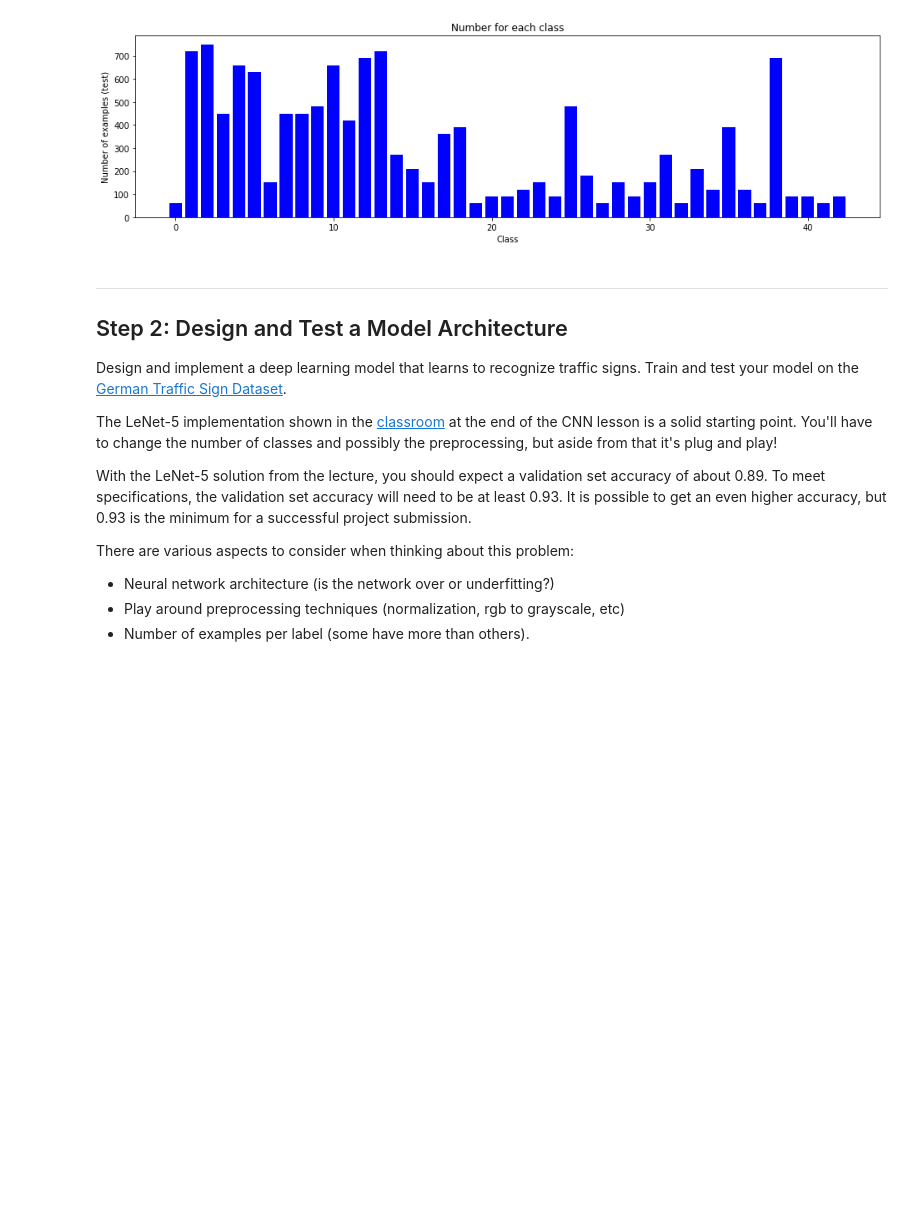
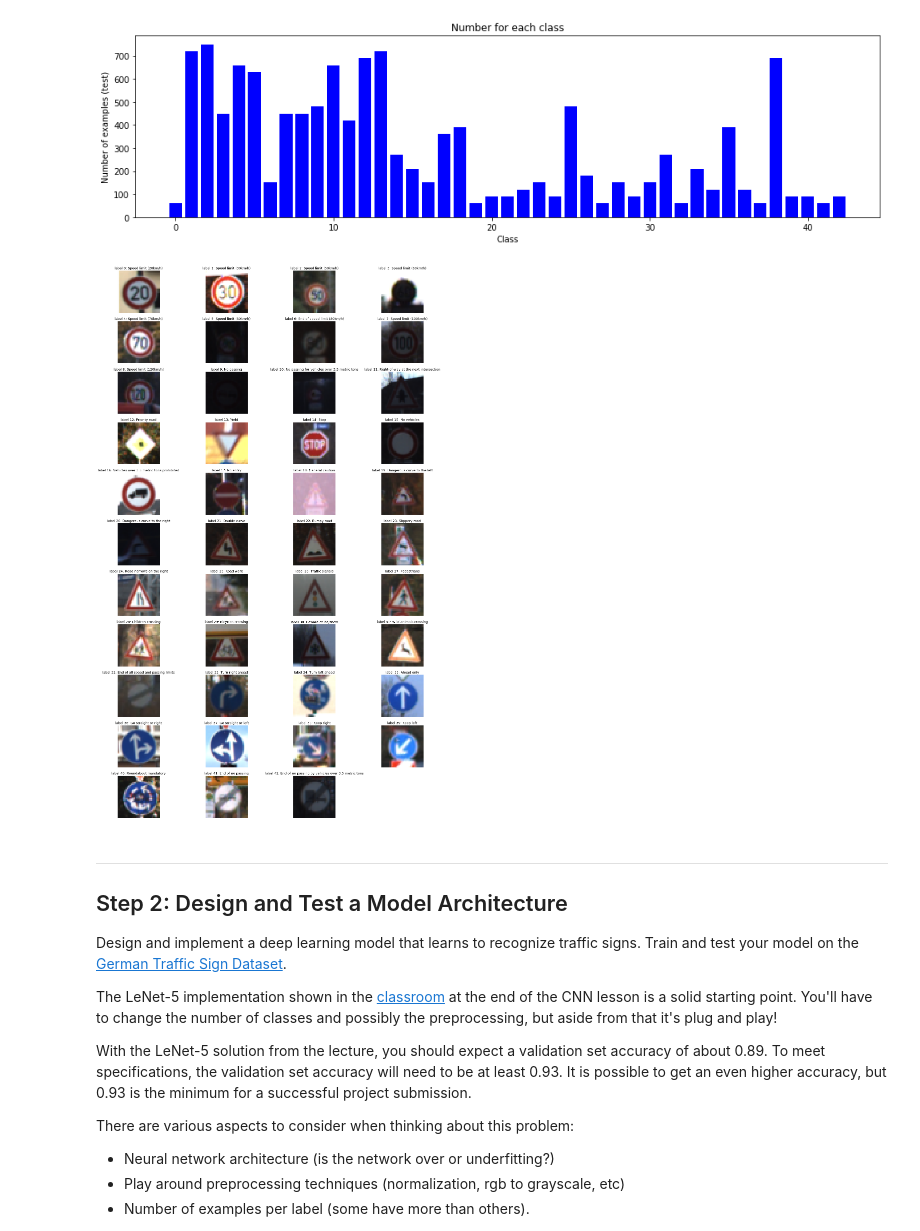
Before and after one commit to pl80tech/CarND-Traffic-Sign-Classifier, a Jupyter notebook: Traffic_Sign_Classifier.ipynb, the cells around one changed output. Saved outputs shown, nothing was run; the diff lists cells and outputs as text; code cells hidden in the pictures; blank space fills up the shorter version.

Commit message:
Plot random images for each label

```diff
--- a/Traffic_Sign_Classifier.ipynb
+++ b/Traffic_Sign_Classifier.ipynb
@@ -164,6 +164,22 @@ csv_file = open('signnames.csv', 'r')
 for row in csv.reader(csv_file):
     label, description = row
     table[label] = description
+# %%
+# Get a random image for each sign/label
+import random
+
+image_list = []
+title_list = []
+for c in range(n_classes):
+    random_index = random.choice(np.where(y_train == c)[0])
+    image_list.append(X_train[random_index])
+    title_list.append('label '+str(c)+': '+table[str(c)])
+# %%
+# Plot all random images for each label
+path='output_images/all_labels.jpg'
+plot_images(11, 4, image_list, title_list, figure_size=(24,40), title_size=13, savepath=path)
+# %% [output]
+[figure, added]
 # %% [markdown]
 ----
 
```
